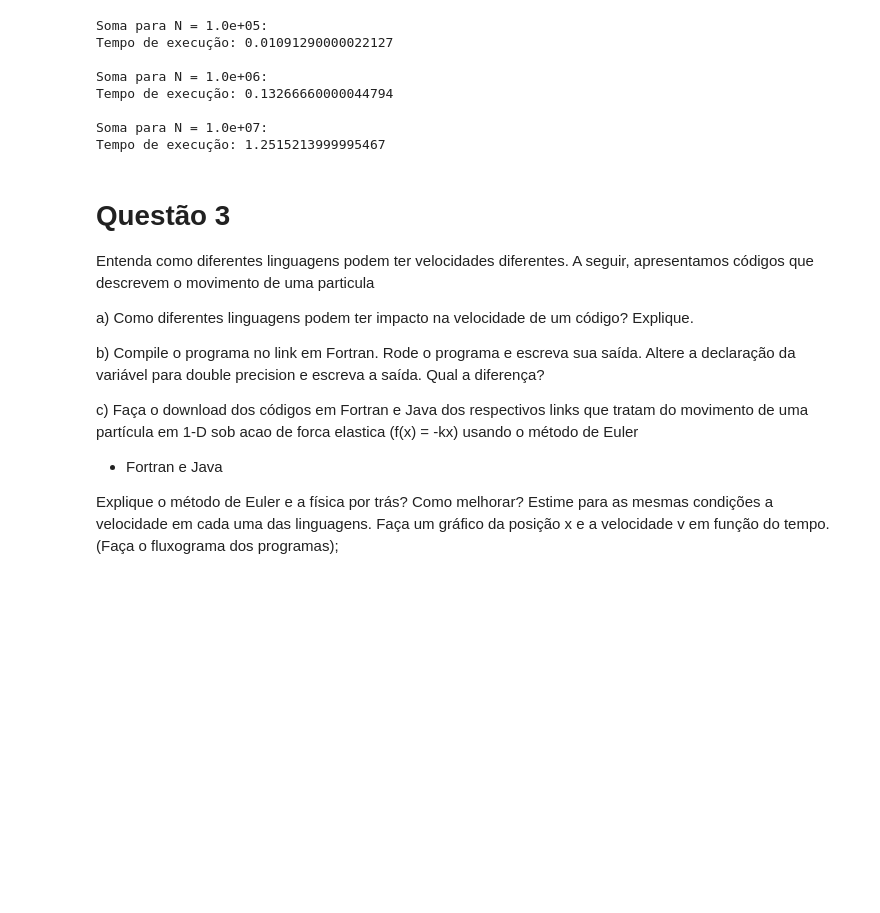
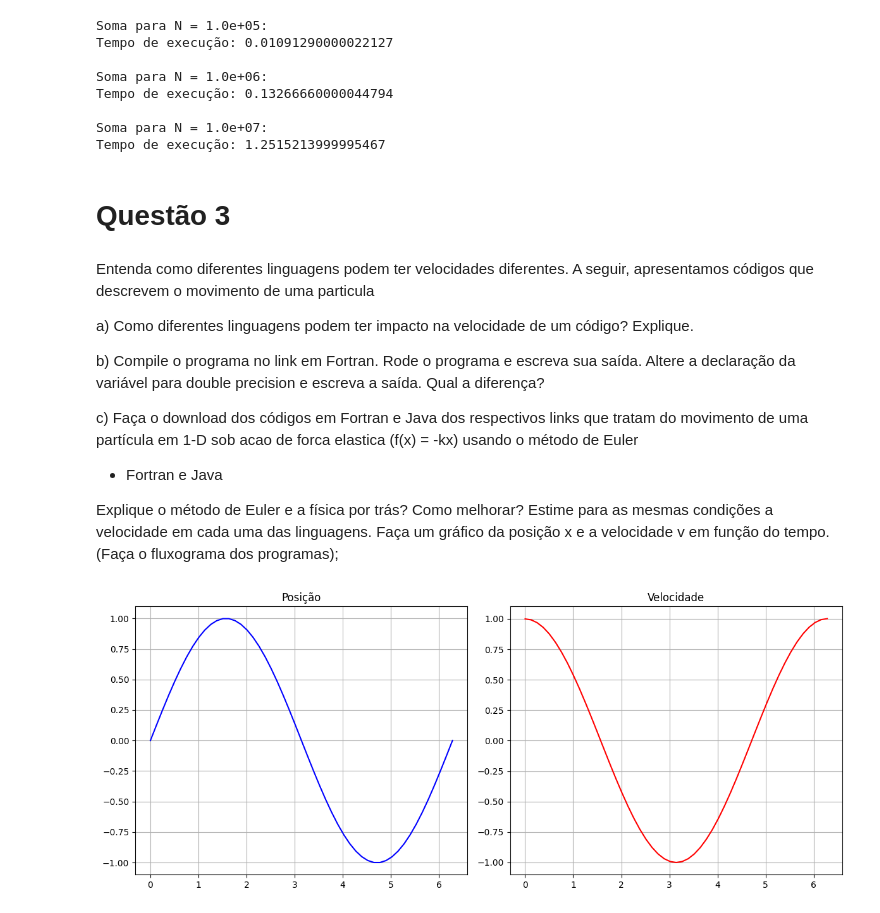
Before and after one commit to aragaoiberis/atv6, a Jupyter notebook: atv6.ipynb, the cells around one changed output. Saved outputs shown, nothing was run; the diff lists cells and outputs as text; code cells hidden in the pictures; blank space fills up the shorter version.

```diff
--- a/atv6.ipynb
+++ b/atv6.ipynb
@@ -332,9 +397,9 @@ Tempo de execução: 0.13266660000044794
 
 Soma para N = 1.0e+07:
 Tempo de execução: 1.2515213999995467
+# %% [markdown]
+# Questão 3
 # %% [markdown]
-# Questão 3
-
 Entenda como diferentes linguagens podem ter velocidades diferentes. A seguir, apresentamos códigos que descrevem o movimento de uma particula
 
 a) Como diferentes linguagens podem ter impacto na velocidade de um código? Explique.
@@ -346,3 +411,27 @@ c)  Faça o download dos códigos em Fortran e Java dos respectivos links que tr
 - Fortran e Java
 
 Explique o método de Euler e a física por trás? Como melhorar? Estime para as mesmas condições a velocidade em cada uma das linguagens. Faça um gráfico da posição x e a velocidade v em função do tempo.  (Faça o fluxograma dos programas);
+# %%
+subprocess.run(['javac', 'Movimento.java'])
+result = subprocess.run(['java', 'Movimento'], capture_output=True, text=True)
+
+# Processa a saída
+data = np.array([list(map(float, line.split())) for line in result.stdout.splitlines()])
+t, x, v = data.T
+
+# Plota os gráficos
+plt.figure(figsize=(12,5))
+plt.subplot(1,2,1)
+plt.plot(t, x, 'b')
+plt.title('Posição')
+plt.grid(True)
+
+plt.subplot(1,2,2)
+plt.plot(t, v, 'r')
+plt.title('Velocidade')
+plt.grid(True)
+
+plt.tight_layout()
+plt.show()
+# %% [output]
+[figure, added]
```
Also changed, not shown: parts of 13 cells of this notebook, 1 other file.
